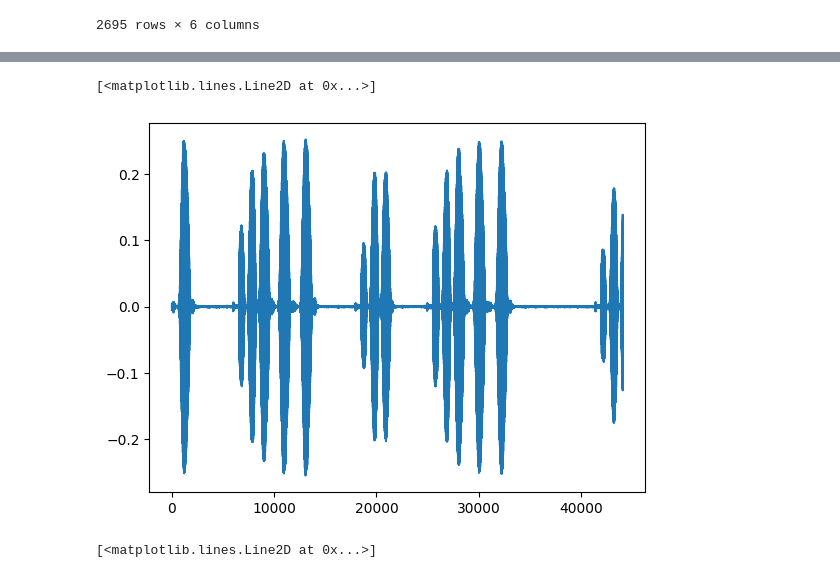
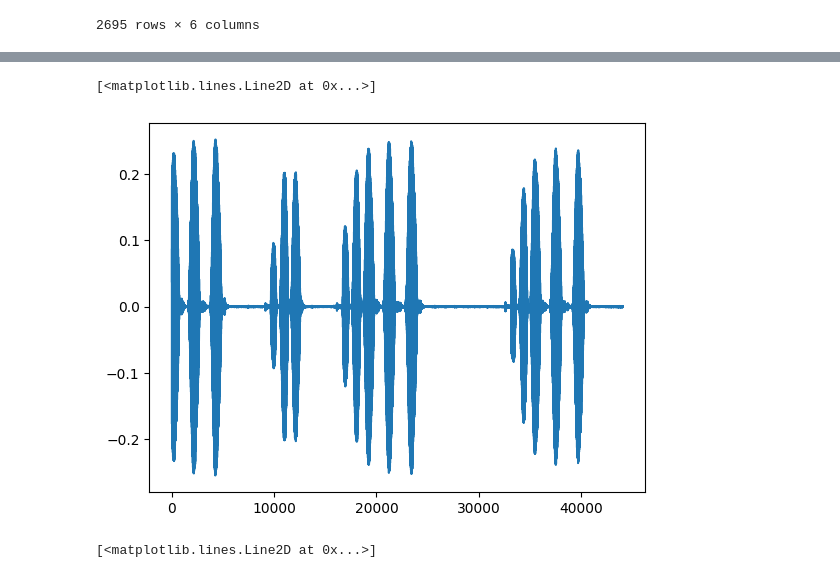
Before and after one commit to kabuga1987/Cricket_Identification, a Jupyter notebook: segment_index_extraction/segment_index_extractor.ipynb, the cells around one changed output, grey strips where cells are left out. Drawn from its saved outputs; the diff is of its cells as text; code cells hidden in the pictures.

Commit message:
updated image files

```diff
--- a/segment_index_extraction/segment_index_extractor.ipynb
+++ b/segment_index_extraction/segment_index_extractor.ipynb
@@ -192,7 +193,7 @@ class SegmentStartEndPointExtractor:
 
         return df
 # %%
-pathAudioFiles = "audio_files/"
+pathAudioFiles = "../audio_files/"
 pathSegData = "segment_data.csv"
 start = 10 # starting analysis 10 sec after the initiation of the call
 sr = 44100 # sample rate
@@ -224,9 +236,9 @@ signal2 = librosa.load(pathAudioFiles + "RBB_n3_1.WAV", sr = None, offset=None)[
 # %%
 # First segment of signal1
-plt.plot(signal1[3572100:3616200])
+plt.plot(signal1[3580920:3625020])
 # %% [output]
 [<matplotlib.lines.Line2D at 0x...>]
-[figure, old version]
+[figure, new version]
 # %%
 # Last segment of signal2
 plt.plot(signal2[3607380:3651480])
```
Also changed, not shown: parts of 3 cells of this notebook, 4 other files.
